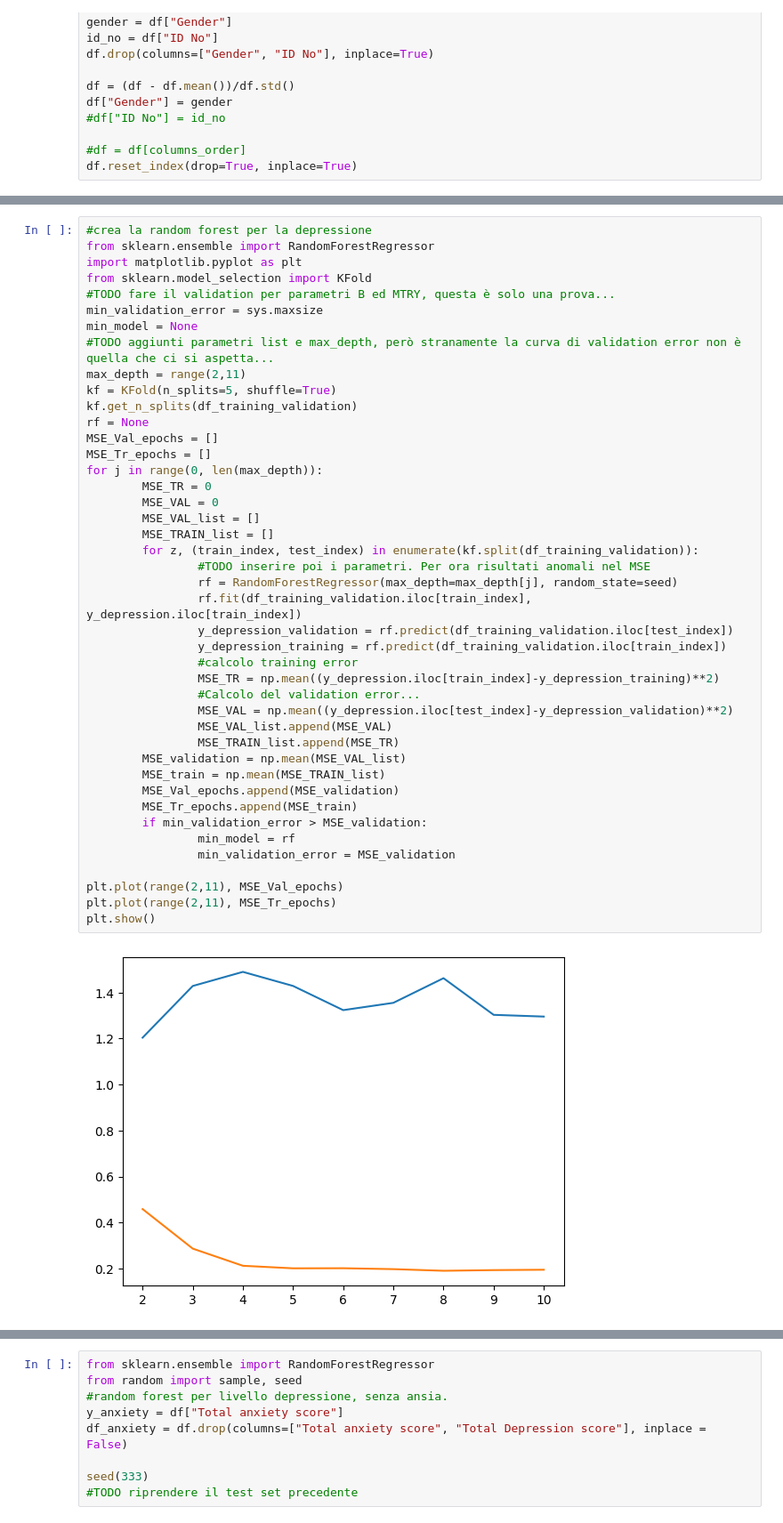
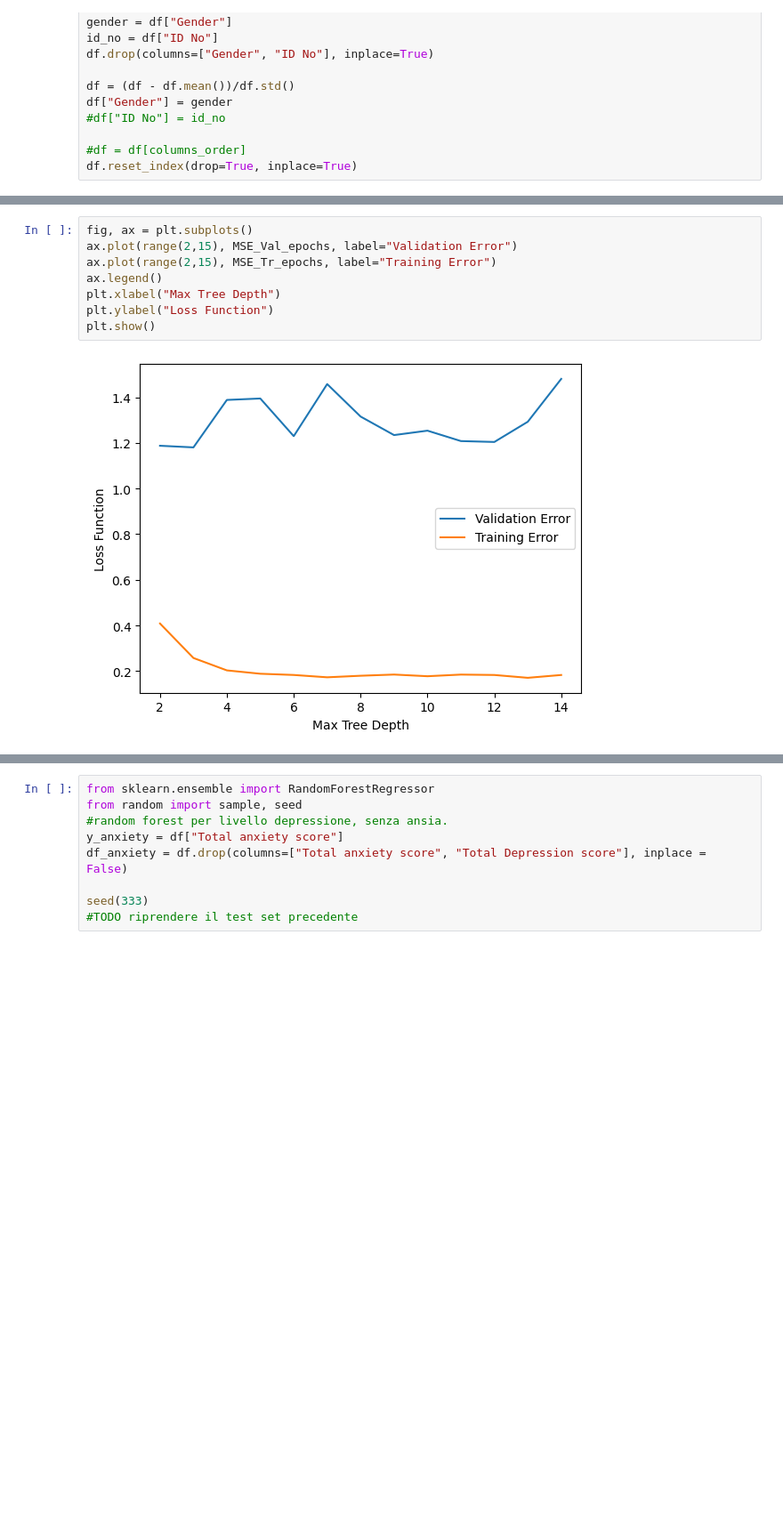
Before and after one commit to cMancio00/Contest_MASL_2023, a Jupyter notebook: random_forest.ipynb, the cells around one changed output, grey strips where cells are left out. Shown at 89% size. Cells and saved outputs as stored; diff of their text form; blank space fills up the shorter version.

Commit message:
Aggiornato grafico training e validation error (rf)

```diff
--- a/random_forest.ipynb
+++ b/random_forest.ipynb
@@ -41,48 +80,13 @@ df_training_validation = df_smaller.drop(df_smaller.index[test_idx_depression],
 # %%
-#crea la random forest per la depressione
-from sklearn.ensemble import RandomForestRegressor
-import matplotlib.pyplot as plt
-from sklearn.model_selection import KFold
-#TODO fare il validation per parametri B ed MTRY, questa è solo una prova...
-min_validation_error = sys.maxsize
-min_model = None
-#TODO aggiunti parametri list e max_depth, però stranamente la curva di validation error non è quella che ci si aspetta...
-max_depth = range(2,11)
-kf = KFold(n_splits=5, shuffle=True)
-kf.get_n_splits(df_training_validation)
-rf = None
-MSE_Val_epochs = []
-MSE_Tr_epochs = []
-for j in range(0, len(max_depth)):
-        MSE_TR = 0
-        MSE_VAL = 0
-        MSE_VAL_list = []
-        MSE_TRAIN_list = []
-        for z, (train_index, test_index) in enumerate(kf.split(df_training_validation)):
-                #TODO inserire poi i parametri. Per ora risultati anomali nel MSE
-                rf = RandomForestRegressor(max_depth=max_depth[j], random_state=seed)
-                rf.fit(df_training_validation.iloc[train_index], y_depression.iloc[train_index])
-                y_depression_validation = rf.predict(df_training_validation.iloc[test_index])
-                y_depression_training = rf.predict(df_training_validation.iloc[train_index])
-                #calcolo training error
-                MSE_TR = np.mean((y_depression.iloc[train_index]-y_depression_training)**2)
-                #Calcolo del validation error...
-                MSE_VAL = np.mean((y_depression.iloc[test_index]-y_depression_validation)**2)
-                MSE_VAL_list.append(MSE_VAL)
-                MSE_TRAIN_list.append(MSE_TR)
-        MSE_validation = np.mean(MSE_VAL_list)
-        MSE_train = np.mean(MSE_TRAIN_list)
-        MSE_Val_epochs.append(MSE_validation)
-        MSE_Tr_epochs.append(MSE_train)
-        if min_validation_error > MSE_validation:
-                min_model = rf
-                min_validation_error = MSE_validation
-
-plt.plot(range(2,11), MSE_Val_epochs)
-plt.plot(range(2,11), MSE_Tr_epochs)
+fig, ax = plt.subplots()
+ax.plot(range(2,15), MSE_Val_epochs, label="Validation Error")
+ax.plot(range(2,15), MSE_Tr_epochs, label="Training Error")
+ax.legend()
+plt.xlabel("Max Tree Depth")
+plt.ylabel("Loss Function")
 plt.show()
 # %% [output]
-[figure, old version]
+[figure, new version]
 # %%
 #Fit the final model using training+validation set
 rf.fit(df_training_validation, y_depression.iloc[df_training_validation.index])
```
Also changed, not shown: parts of 4 cells of this notebook, 1 other file.
